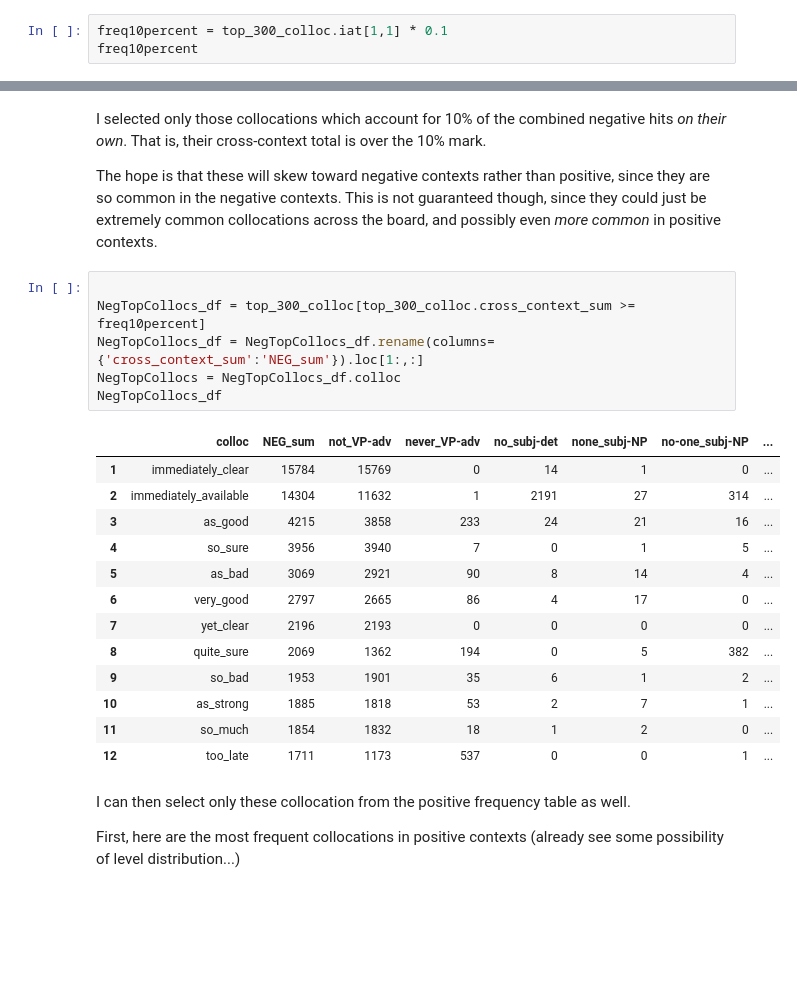
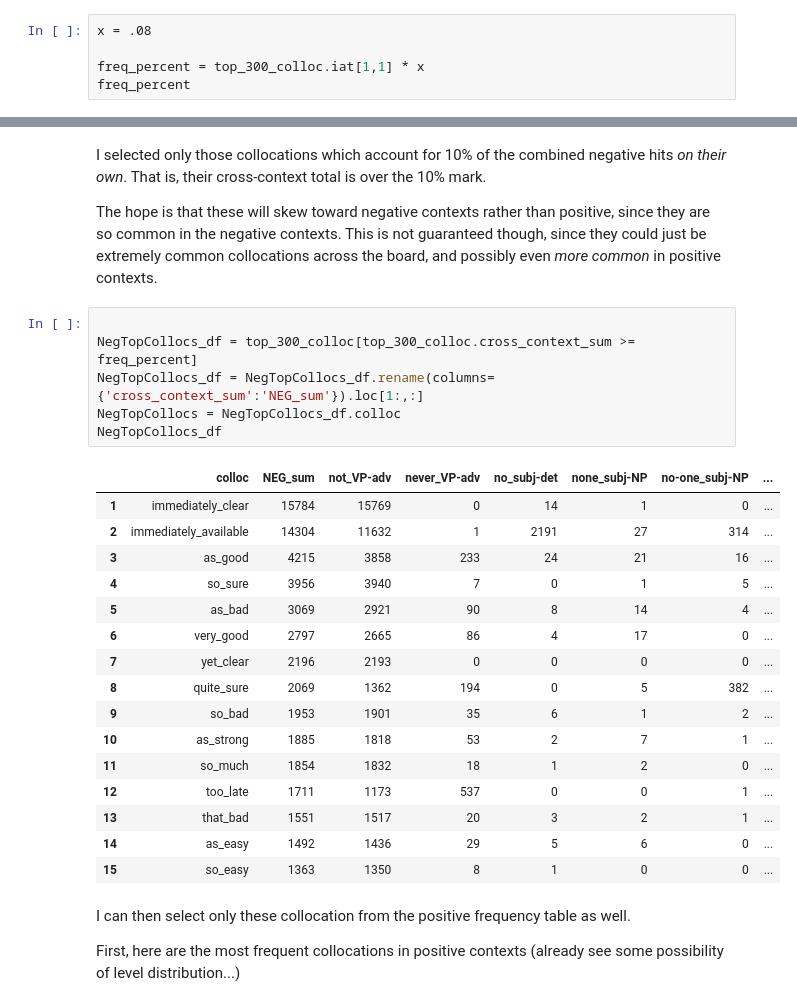
Before and after one commit to AndreaTheLinguist/sanpi, a Jupyter notebook: explore.ipynb, the cells around one changed output, grey strips where cells are left out. Saved outputs shown, nothing was run; the diff lists cells and outputs as text; blank space fills up the shorter version.

```diff
--- a/explore.ipynb
+++ b/explore.ipynb
@@ -69,4 +64,6 @@ top_300_colloc = pd.read_csv('data_samples/negative_colloc-freq_top300.csv')
 # %%
-freq10percent = top_300_colloc.iat[1,1] * 0.1
-freq10percent
+x = .08
+
+freq_percent = top_300_colloc.iat[1,1] * x
+freq_percent
 # %% [output]
@@ -77,24 +74,27 @@ I selected only those collocations which account for 10% of the combined negativ
 The hope is that these will skew toward negative contexts rather than positive, since they are so common in the negative contexts. This is not guaranteed though, since they could just be extremely common collocations across the board, and possibly even *more common* in positive contexts.
 # %%
 
-NegTopCollocs_df = top_300_colloc[top_300_colloc.cross_context_sum >= freq10percent]
+NegTopCollocs_df = top_300_colloc[top_300_colloc.cross_context_sum >= freq_percent]
 NegTopCollocs_df = NegTopCollocs_df.rename(columns={'cross_context_sum':'NEG_sum'}).loc[1:,:]
 NegTopCollocs = NegTopCollocs_df.colloc
 NegTopCollocs_df
 # %% [output]
 |  | colloc | NEG_sum | not_VP-adv | never_VP-adv | no_subj-det | none_subj-NP | no-one_subj-NP | ... |
 | 1 | immediately_clear | 15784 | 15769 | 0 | 14 | 1 | 0 | ... |
 | 2 | immediately_available | 14304 | 11632 | 1 | 2191 | 27 | 314 | ... |
 | 3 | as_good | 4215 | 3858 | 233 | 24 | 21 | 16 | ... |
 | 4 | so_sure | 3956 | 3940 | 7 | 0 | 1 | 5 | ... |
 | 5 | as_bad | 3069 | 2921 | 90 | 8 | 14 | 4 | ... |
 | 6 | very_good | 2797 | 2665 | 86 | 4 | 17 | 0 | ... |
 | 7 | yet_clear | 2196 | 2193 | 0 | 0 | 0 | 0 | ... |
 | 8 | quite_sure | 2069 | 1362 | 194 | 0 | 5 | 382 | ... |
 | 9 | so_bad | 1953 | 1901 | 35 | 6 | 1 | 2 | ... |
 | 10 | as_strong | 1885 | 1818 | 53 | 2 | 7 | 1 | ... |
 | 11 | so_much | 1854 | 1832 | 18 | 1 | 2 | 0 | ... |
 | 12 | too_late | 1711 | 1173 | 537 | 0 | 0 | 1 | ... |
+| 13 | that_bad | 1551 | 1517 | 20 | 3 | 2 | 1 | ... |
+| 14 | as_easy | 1492 | 1436 | 29 | 5 | 6 | 0 | ... |
+| 15 | so_easy | 1363 | 1350 | 8 | 1 | 0 | 0 | ... |
 # %% [markdown]
 I can then select only these collocation from the positive frequency table as well.
 
```
Also changed, not shown: parts of 19 cells of this notebook.
